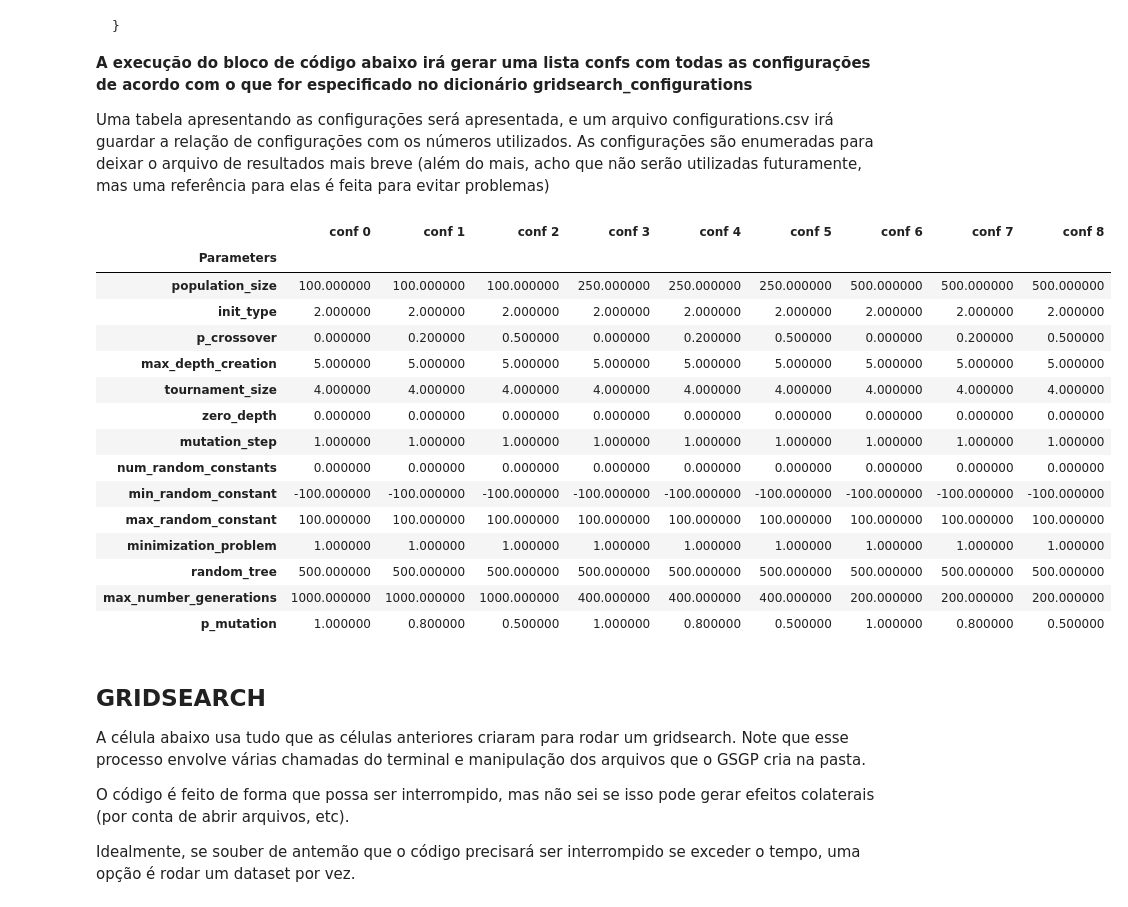
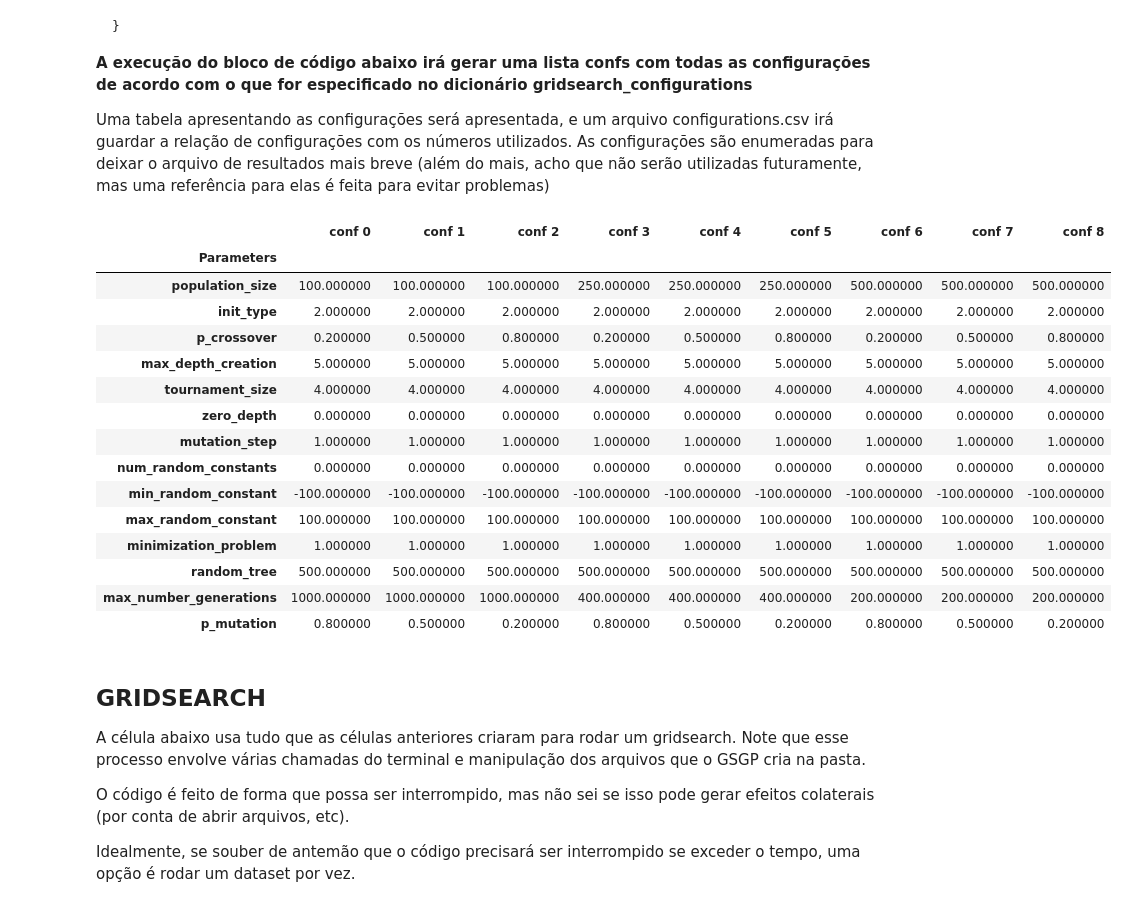
Before and after one commit to gAldeia/experiments-ITEA-paper, a Jupyter notebook: src/GSGP Gridsearch .ipynb, the cells around one changed output. Saved outputs shown, nothing was run; the diff lists cells and outputs as text; code cells hidden in the pictures.

```diff
--- a/src/GSGP Gridsearch .ipynb
+++ b/src/GSGP Gridsearch .ipynb
@@ -282,7 +253,7 @@ gridsearch_configurations = {
     'population_size'        : [100, 250, 500],
     'max_number_generations' : lambda conf:  100000//conf['population_size'],
     'init_type'              : 2,
-    'p_crossover'            : [0, 0.2, 0.5],
+    'p_crossover'            : [0.2, 0.5, 0.8],
     'p_mutation'             : lambda conf: 1 - conf['p_crossover'],
     'max_depth_creation'     : 5,
     'tournament_size'        : 4,
@@ -319,35 +290,35 @@ for k,v in gridsearch_configurations.items():
 # Gerando todas as configurações que serão testadas
 confs = [dict(zip(keys,items)) for items in product(*values)]
 
 # Agora vamos pegar as funções lambda e aplicar
 for conf in confs:
     for k,v in gridsearch_configurations.items():
         if callable(v): # É uma função, fica pra depois
             conf[k] = v(conf)
             varying.append(k)
 
 # Verificar se temos em todas as confs o mesmo número
 # que deveriamos ter do dicionário de valores
 for conf in confs:
     if set(conf.keys()) != set(gridsearch_configurations.keys()):
         raise Exception(f'Parâmetros de busca e da configuração específica não batem. Configuração:\n{conf}')
 
 # Criando um dataframe para enumerar e visualizar melhor as configurações
 confs_df = pd.DataFrame(confs, index=[f'conf {i}' for i in range(len(confs))]).T
 confs_df.index.names = ['Parameters']
-confs_df.to_csv('gridsearch_configurations.csv')
+confs_df.to_csv('gsgp-new-gridsearch_configurations.csv')
 
 # Destacando apenas os parâmetros que são diferentes entre algumas configurações
 confs_df.style.apply(
     lambda x: ['background: lightgreen' if x.name in varying else '' for i in x],
     axis=1
 )
 # %% [output]
 |  | conf 0 | conf 1 | conf 2 | conf 3 | conf 4 | conf 5 | conf 6 | conf 7 | conf 8 |
 | Parameters |  |  |  |  |  |  |  |  |  |
 | population_size | 100.000000 | 100.000000 | 100.000000 | 250.000000 | 250.000000 | 250.000000 | 500.000000 | 500.000000 | 500.000000 |
 | init_type | 2.000000 | 2.000000 | 2.000000 | 2.000000 | 2.000000 | 2.000000 | 2.000000 | 2.000000 | 2.000000 |
-| p_crossover | 0.000000 | 0.200000 | 0.500000 | 0.000000 | 0.200000 | 0.500000 | 0.000000 | 0.200000 | 0.500000 |
+| p_crossover | 0.200000 | 0.500000 | 0.800000 | 0.200000 | 0.500000 | 0.800000 | 0.200000 | 0.500000 | 0.800000 |
 | max_depth_creation | 5.000000 | 5.000000 | 5.000000 | 5.000000 | 5.000000 | 5.000000 | 5.000000 | 5.000000 | 5.000000 |
 | tournament_size | 4.000000 | 4.000000 | 4.000000 | 4.000000 | 4.000000 | 4.000000 | 4.000000 | 4.000000 | 4.000000 |
 | zero_depth | 0.000000 | 0.000000 | 0.000000 | 0.000000 | 0.000000 | 0.000000 | 0.000000 | 0.000000 | 0.000000 |
@@ -358,7 +329,7 @@ confs_df.style.apply(
 | minimization_problem | 1.000000 | 1.000000 | 1.000000 | 1.000000 | 1.000000 | 1.000000 | 1.000000 | 1.000000 | 1.000000 |
 | random_tree | 500.000000 | 500.000000 | 500.000000 | 500.000000 | 500.000000 | 500.000000 | 500.000000 | 500.000000 | 500.000000 |
 | max_number_generations | 1000.000000 | 1000.000000 | 1000.000000 | 400.000000 | 400.000000 | 400.000000 | 200.000000 | 200.000000 | 200.000000 |
-| p_mutation | 1.000000 | 0.800000 | 0.500000 | 1.000000 | 0.800000 | 0.500000 | 1.000000 | 0.800000 | 0.500000 |
+| p_mutation | 0.800000 | 0.500000 | 0.200000 | 0.800000 | 0.500000 | 0.200000 | 0.800000 | 0.500000 | 0.200000 |
 # %% [markdown]
 ## GRIDSEARCH
 
```
Also changed, not shown: parts of 5 cells of this notebook, 14 other files.
